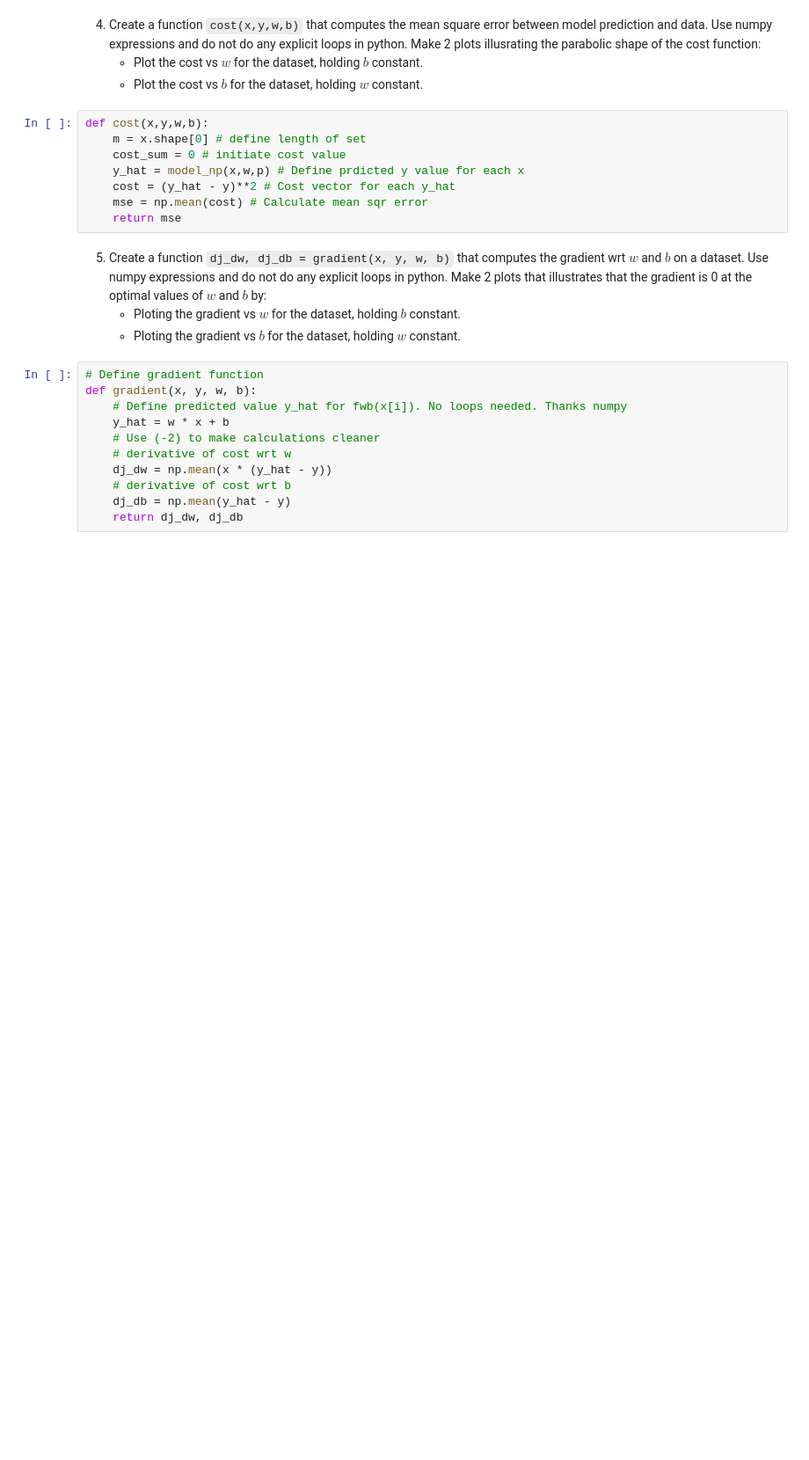
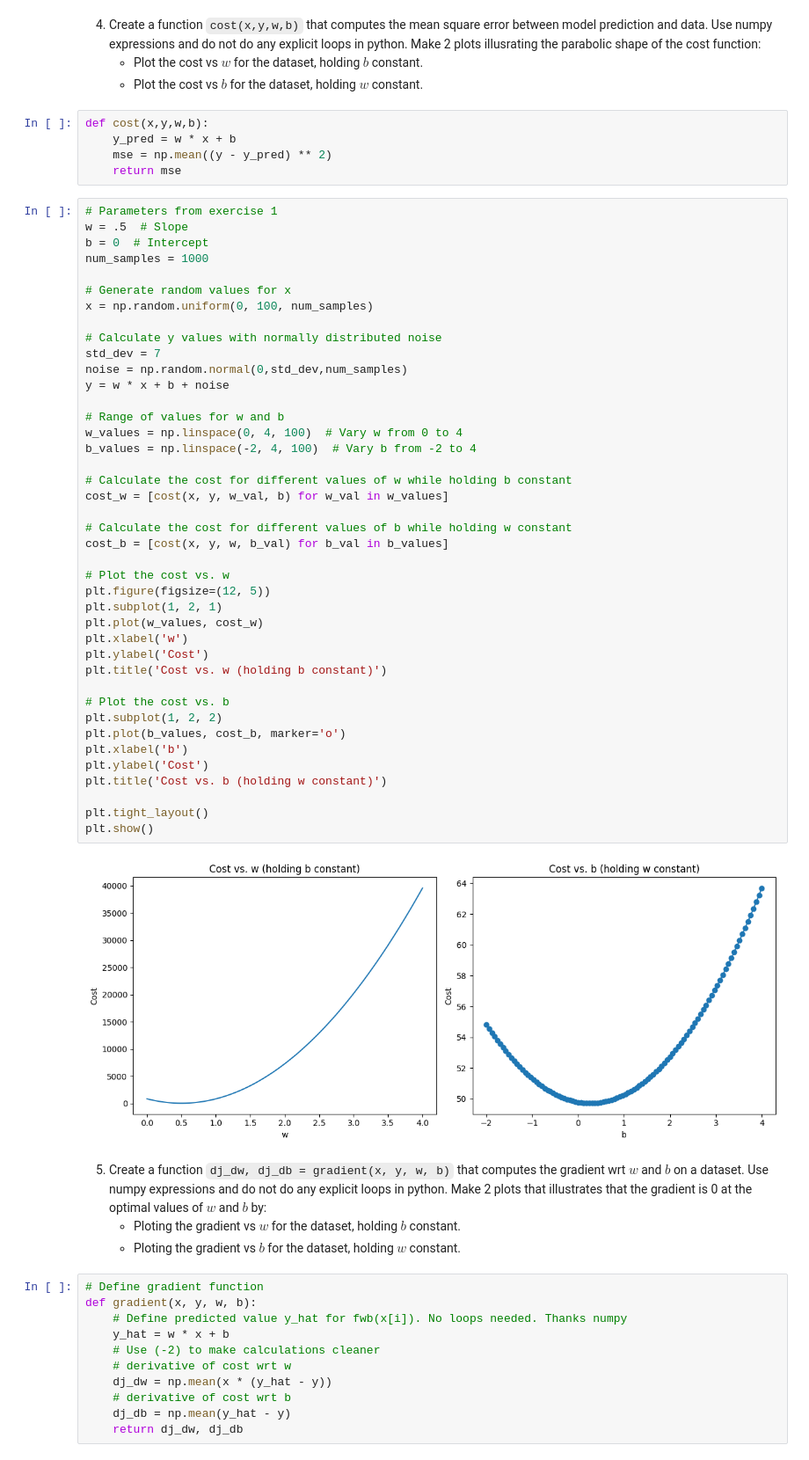
Before and after one commit to reese-quinto/DATA3461.Fall.2023, a Jupyter notebook: Labs/Lab1/Lab.1.a.ipynb, the cells around one changed output. Shown at 88% size. Saved outputs shown, nothing was run; the diff lists cells and outputs as text; blank space fills up the shorter version.

Commit message:
Lab 1 cost graphing c/w

```diff
--- a/Labs/Lab1/Lab.1.a.ipynb
+++ b/Labs/Lab1/Lab.1.a.ipynb
@@ -111,12 +111,52 @@ plt.show()
    * Plot the cost vs $b$ for the dataset, holding $w$ constant.
 # %%
 def cost(x,y,w,b):
-    m = x.shape[0] # define length of set
-    cost_sum = 0 # initiate cost value
-    y_hat = model_np(x,w,p) # Define prdicted y value for each x
-    cost = (y_hat - y)**2 # Cost vector for each y_hat
-    mse = np.mean(cost) # Calculate mean sqr error
+    y_pred = w * x + b
+    mse = np.mean((y - y_pred) ** 2)
     return mse
+# %%
+# Parameters from exercise 1
+w = .5  # Slope
+b = 0  # Intercept
+num_samples = 1000
+
+# Generate random values for x
+x = np.random.uniform(0, 100, num_samples)
+
+# Calculate y values with normally distributed noise
+std_dev = 7
+noise = np.random.normal(0,std_dev,num_samples)
+y = w * x + b + noise
+
+# Range of values for w and b
+w_values = np.linspace(0, 4, 100)  # Vary w from 0 to 4
+b_values = np.linspace(-2, 4, 100)  # Vary b from -2 to 4
+
+# Calculate the cost for different values of w while holding b constant
+cost_w = [cost(x, y, w_val, b) for w_val in w_values]
+
+# Calculate the cost for different values of b while holding w constant
+cost_b = [cost(x, y, w, b_val) for b_val in b_values]
+
+# Plot the cost vs. w
+plt.figure(figsize=(12, 5))
+plt.subplot(1, 2, 1)
+plt.plot(w_values, cost_w)
+plt.xlabel('w')
+plt.ylabel('Cost')
+plt.title('Cost vs. w (holding b constant)')
+
+# Plot the cost vs. b
+plt.subplot(1, 2, 2)
+plt.plot(b_values, cost_b, marker='o')
+plt.xlabel('b')
+plt.ylabel('Cost')
+plt.title('Cost vs. b (holding w constant)')
+
+plt.tight_layout()
+plt.show()
+# %% [output]
+[figure, added]
 # %% [markdown]
 5. Create a function `dj_dw, dj_db = gradient(x, y, w, b)` that computes the gradient wrt $w$ and $b$ on a dataset. Use numpy expressions and do not do any explicit loops in python. Make 2 plots that illustrates that the gradient is 0 at the optimal values of $w$ and $b$ by:
    * Ploting the gradient vs $w$ for the dataset, holding $b$ constant.
```
Also changed, not shown: parts of 7 cells of this notebook.
